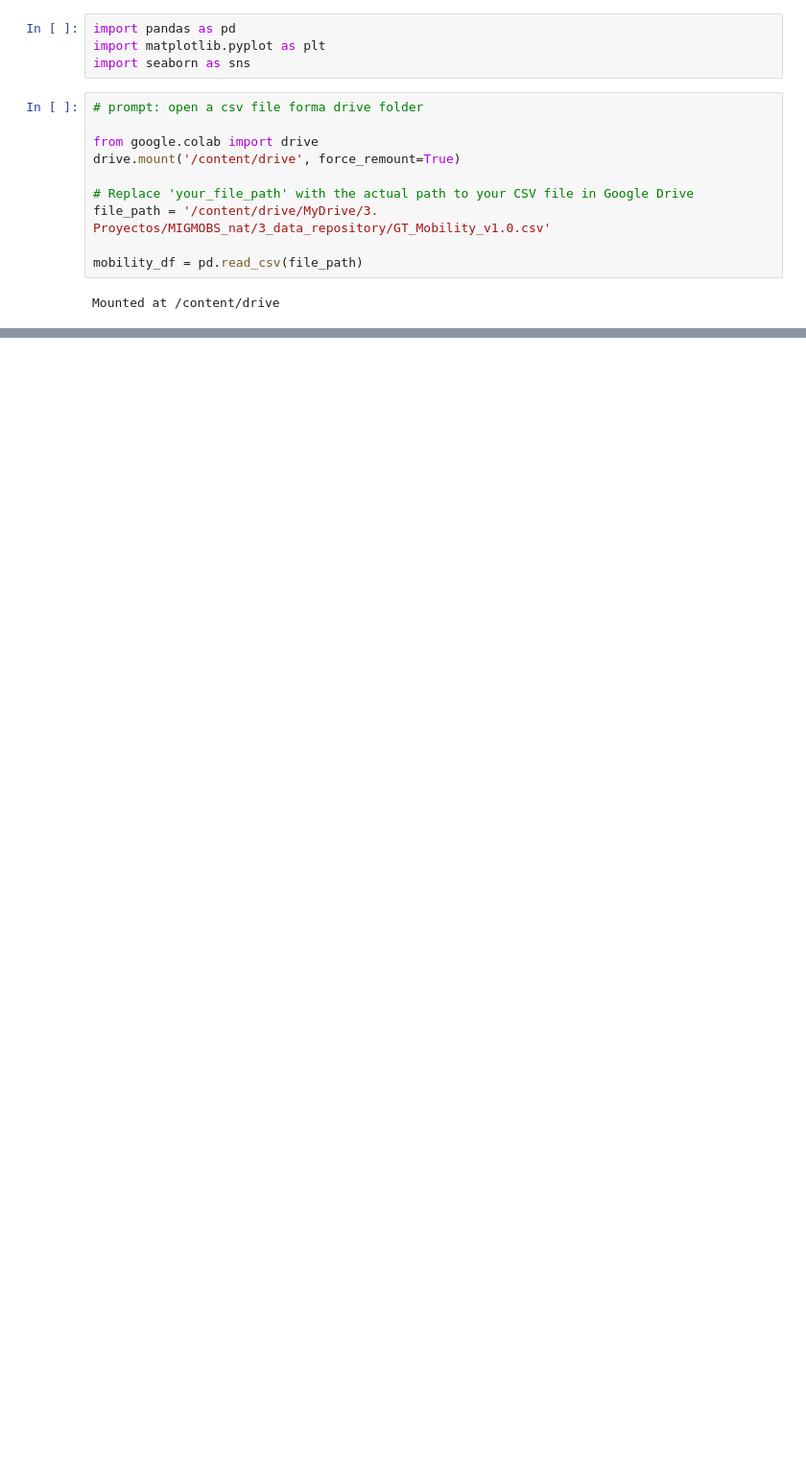
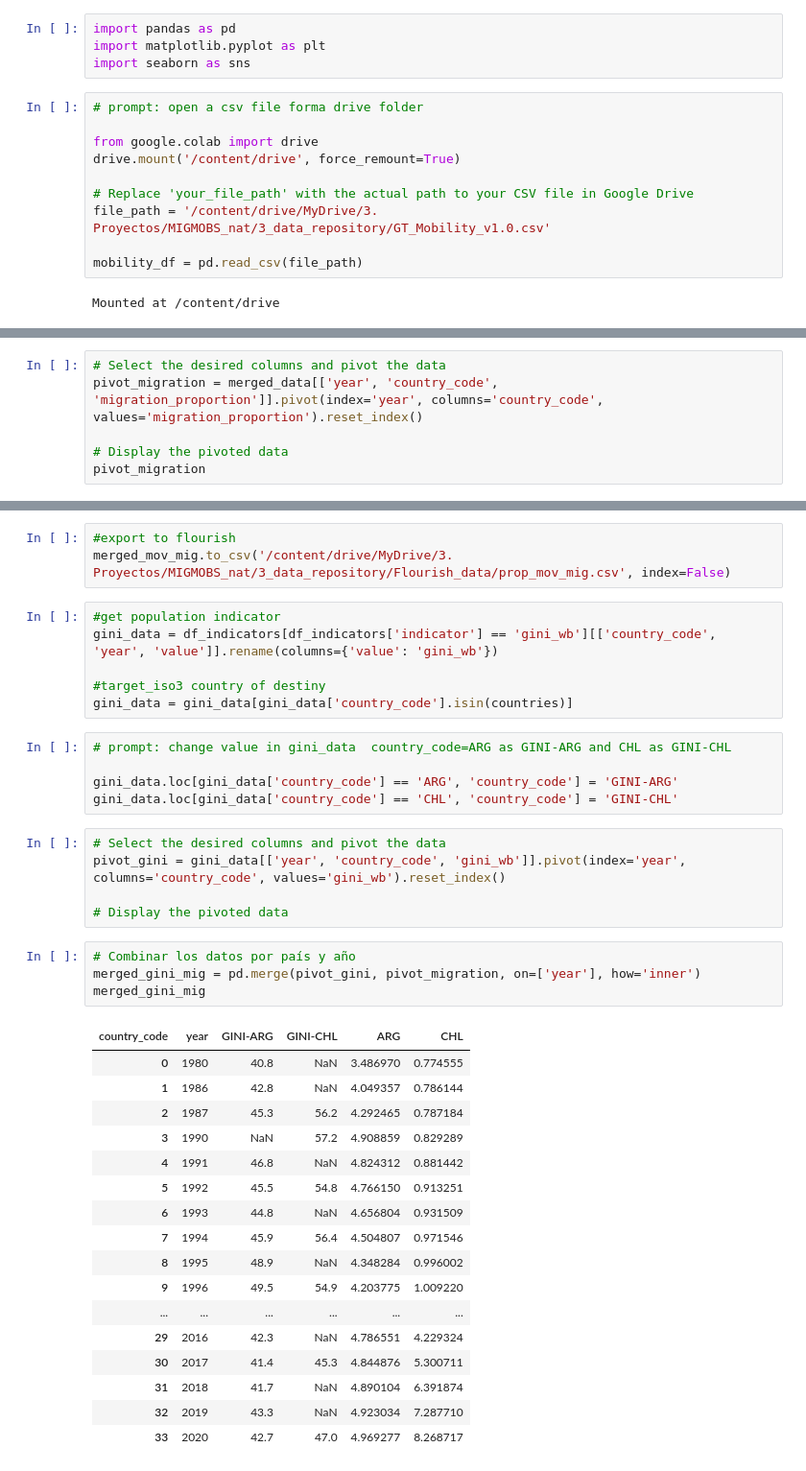
Before and after one commit to natdebandi/migmobs_exploratory, a Jupyter notebook: analisis_1.ipynb, the cells around one changed output, grey strips where cells are left out. Shown at 96% size. Drawn from its saved outputs; the diff is of its cells as text; blank space fills up the shorter version.

```diff
--- a/analisis_1.ipynb
+++ b/analisis_1.ipynb
@@ -942,0 +119,6 @@ Generally in Argentina, before 3 months, people make some kind of regularization
+# %%
+# Select the desired columns and pivot the data
+pivot_migration = merged_data[['year', 'country_code', 'migration_proportion']].pivot(index='year', columns='country_code', values='migration_proportion').reset_index()
+
+# Display the pivoted data
+pivot_migration
@@ -942,0 +222,41 @@ Generally in Argentina, before 3 months, people make some kind of regularization
+# %%
+#export to flourish
+merged_mov_mig.to_csv('/content/drive/MyDrive/3. Proyectos/MIGMOBS_nat/3_data_repository/Flourish_data/prop_mov_mig.csv', index=False)
+# %%
+#get population indicator
+gini_data = df_indicators[df_indicators['indicator'] == 'gini_wb'][['country_code', 'year', 'value']].rename(columns={'value': 'gini_wb'})
+
+#target_iso3 country of destiny
+gini_data = gini_data[gini_data['country_code'].isin(countries)]
+# %%
+# prompt: change value in gini_data  country_code=ARG as GINI-ARG and CHL as GINI-CHL
+
+gini_data.loc[gini_data['country_code'] == 'ARG', 'country_code'] = 'GINI-ARG'
+gini_data.loc[gini_data['country_code'] == 'CHL', 'country_code'] = 'GINI-CHL'
+# %%
+# Select the desired columns and pivot the data
+pivot_gini = gini_data[['year', 'country_code', 'gini_wb']].pivot(index='year', columns='country_code', values='gini_wb').reset_index()
+
+# Display the pivoted data
+# %%
+# Combinar los datos por país y año
+merged_gini_mig = pd.merge(pivot_gini, pivot_migration, on=['year'], how='inner')
+merged_gini_mig
+# %% [output]
+| country_code | year | GINI-ARG | GINI-CHL | ARG | CHL |
+| 0 | 1980 | 40.8 | NaN | 3.486970 | 0.774555 |
+| 1 | 1986 | 42.8 | NaN | 4.049357 | 0.786144 |
+| 2 | 1987 | 45.3 | 56.2 | 4.292465 | 0.787184 |
+| 3 | 1990 | NaN | 57.2 | 4.908859 | 0.829289 |
+| 4 | 1991 | 46.8 | NaN | 4.824312 | 0.881442 |
+| 5 | 1992 | 45.5 | 54.8 | 4.766150 | 0.913251 |
+| 6 | 1993 | 44.8 | NaN | 4.656804 | 0.931509 |
+| 7 | 1994 | 45.9 | 56.4 | 4.504807 | 0.971546 |
+| 8 | 1995 | 48.9 | NaN | 4.348284 | 0.996002 |
+| 9 | 1996 | 49.5 | 54.9 | 4.203775 | 1.009220 |
+| ... | ... | ... | ... | ... | ... |
+| 29 | 2016 | 42.3 | NaN | 4.786551 | 4.229324 |
+| 30 | 2017 | 41.4 | 45.3 | 4.844876 | 5.300711 |
+| 31 | 2018 | 41.7 | NaN | 4.890104 | 6.391874 |
+| 32 | 2019 | 43.3 | NaN | 4.923034 | 7.287710 |
+| 33 | 2020 | 42.7 | 47.0 | 4.969277 | 8.268717 |
```
Also changed, not shown: parts of 110 cells of this notebook.
